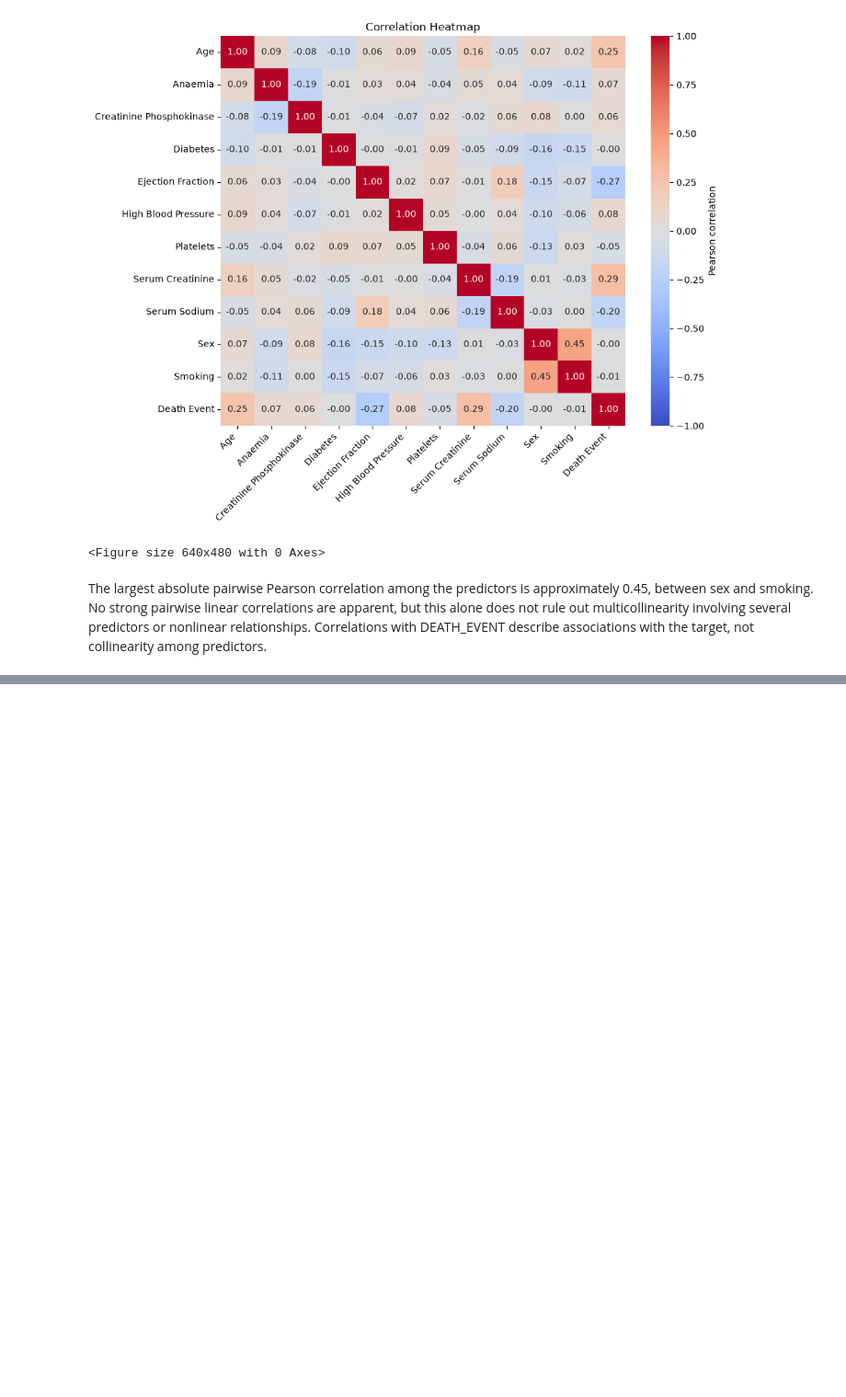
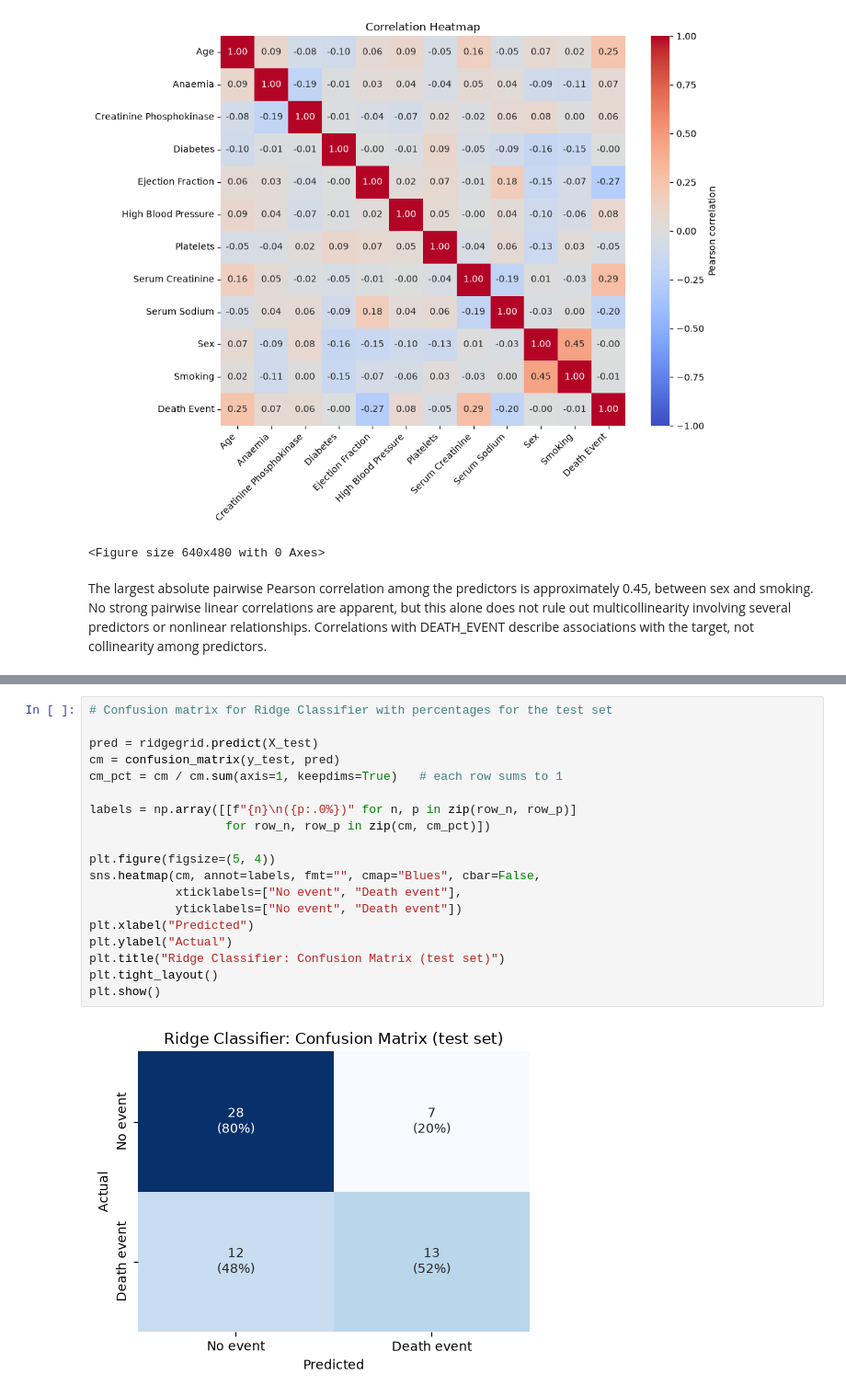
Before and after one commit to jettquitteau/heart_disease_prediction, a Jupyter notebook: heart-disease-pipeline.ipynb, the cells around one changed output, grey strips where cells are left out. Shown at 92% size. Saved outputs shown, nothing was run; the diff lists cells and outputs as text; blank space fills up the shorter version.

```diff
--- a/heart-disease-pipeline.ipynb
+++ b/heart-disease-pipeline.ipynb
@@ -346,0 +473,21 @@ The largest absolute pairwise Pearson correlation among the predictors is approx
+# %%
+# Confusion matrix for Ridge Classifier with percentages for the test set
+
+pred = ridgegrid.predict(X_test)
+cm = confusion_matrix(y_test, pred)
+cm_pct = cm / cm.sum(axis=1, keepdims=True)   # each row sums to 1
+
+labels = np.array([[f"{n}\n({p:.0%})" for n, p in zip(row_n, row_p)]
+                   for row_n, row_p in zip(cm, cm_pct)])
+
+plt.figure(figsize=(5, 4))
+sns.heatmap(cm, annot=labels, fmt="", cmap="Blues", cbar=False,
+            xticklabels=["No event", "Death event"],
+            yticklabels=["No event", "Death event"])
+plt.xlabel("Predicted")
+plt.ylabel("Actual")
+plt.title("Ridge Classifier: Confusion Matrix (test set)")
+plt.tight_layout()
+plt.show()
+# %% [output]
+[figure, added]
```
Also changed, not shown: parts of 39 cells of this notebook, 1 other file.
